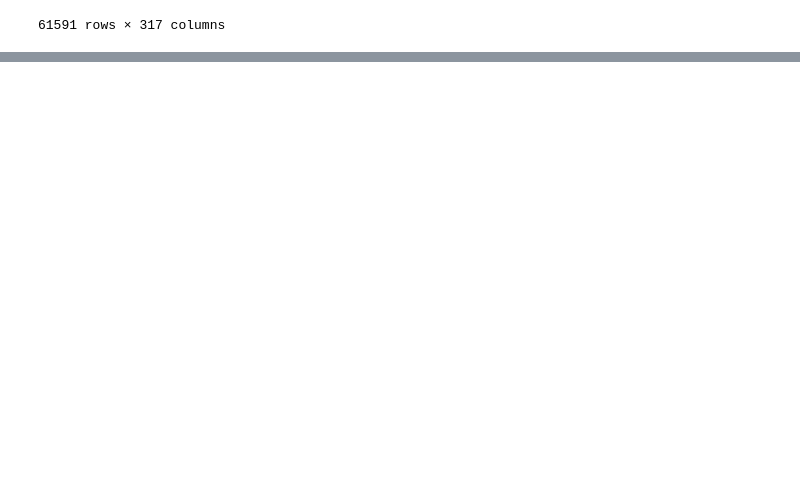
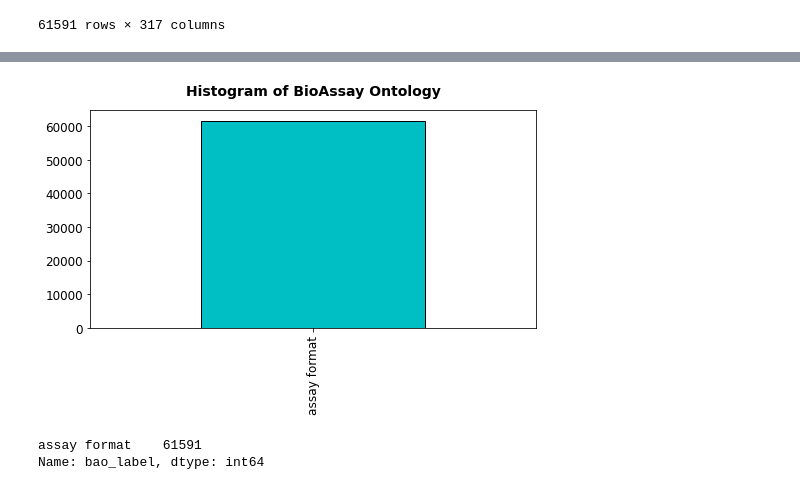
Before and after one commit to dataprofessor/beta-lactamase, a Jupyter notebook: Notebooks/Data_Wrangling_and_EDA.ipynb, the cells around one changed output, grey strips where cells are left out. Cells and saved outputs as stored; diff of their text form; code cells hidden in the pictures; blank space fills up the shorter version.

```diff
--- a/Notebooks/Data_Wrangling_and_EDA.ipynb
+++ b/Notebooks/Data_Wrangling_and_EDA.ipynb
@@ -286,0 +362,16 @@ df3
+# %%
+#https://github.com/dataprofessor/beta-lactamase/blob/main/beta_lactamase_data.ipynb
+bao_labels = df2.bao_label.value_counts()
+bao_labels.plot.bar(figsize=(8,4), color='#00BFC4', ec='black')
+
+plt.title('Histogram of BioAssay Ontology', fontsize=14, fontweight='black', pad=15)
+plt.xticks(fontsize=12)
+plt.yticks(fontsize=12)
+plt.show()
+# %% [output]
+[figure, added]
+# %%
+bao_labels
+# %% [output]
+assay format    61591
+Name: bao_label, dtype: int64
```
Also changed, not shown: parts of 7 cells of this notebook.
